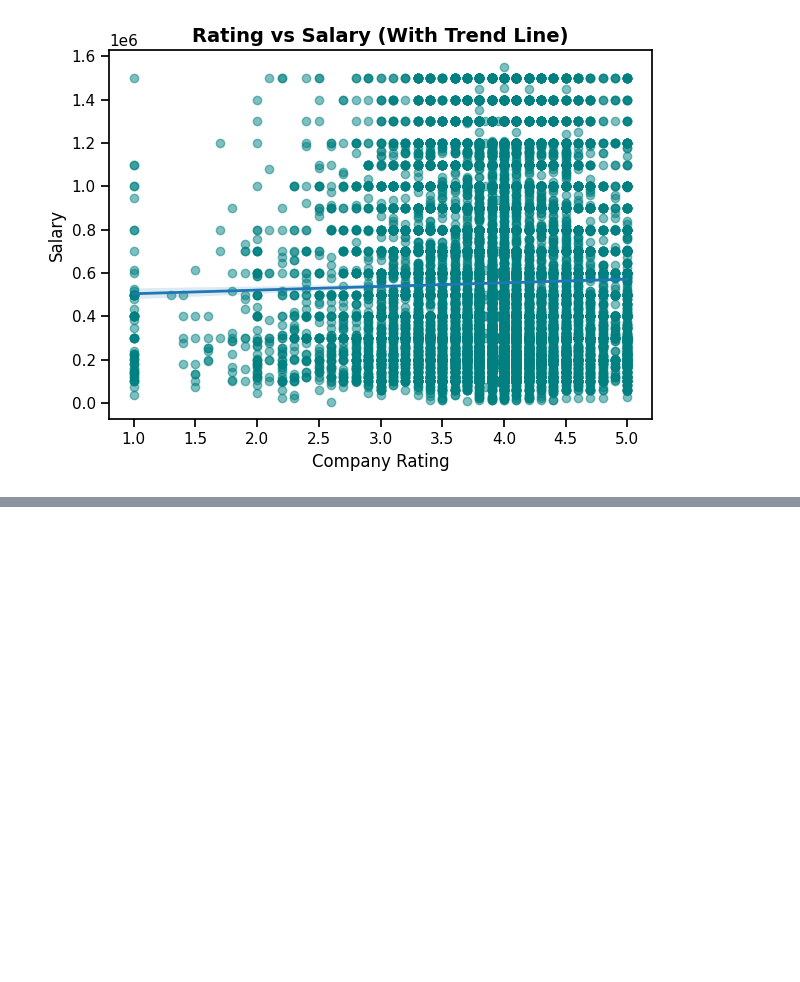
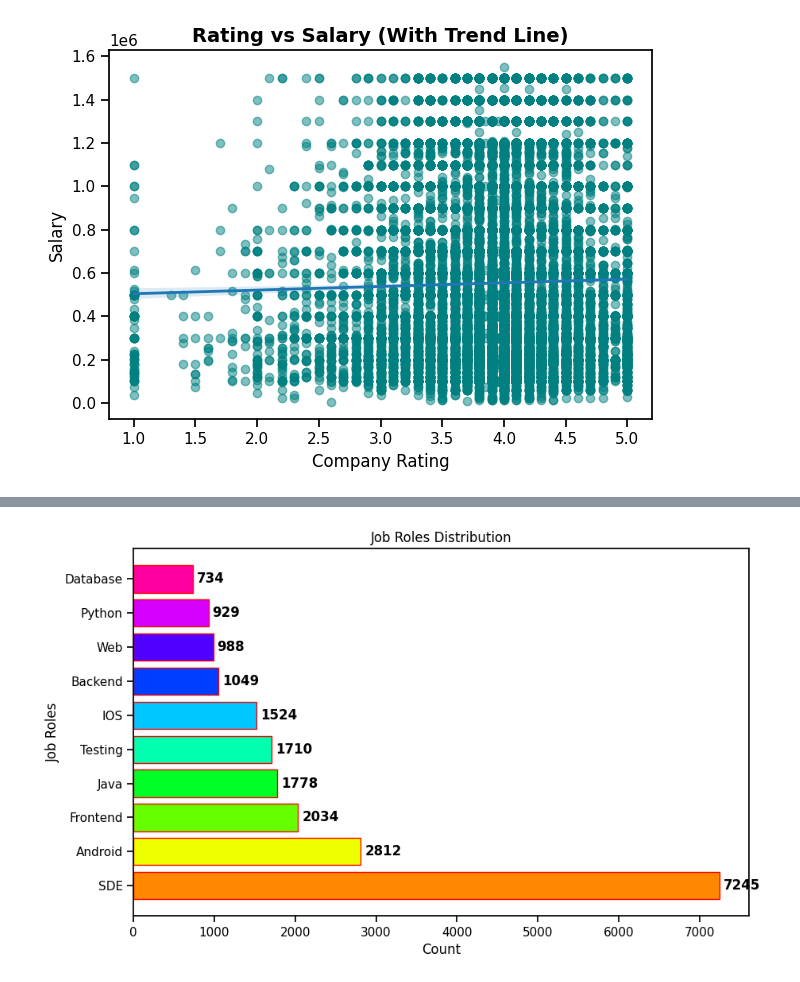
Before and after one commit to shsaniya04/Data-Analysis-with-Python, a Jupyter notebook: 17_DA_Salary_Project.ipynb, the cells around one changed output, grey strips where cells are left out. Cells and saved outputs as stored; diff of their text form; code cells hidden in the pictures; blank space fills up the shorter version.

```diff
--- a/17_DA_Salary_Project.ipynb
+++ b/17_DA_Salary_Project.ipynb
@@ -426,0 +485,33 @@ plt.show()
+# %%
+df_job_roles = df['JobRoles'].value_counts().head(10)
+# %%
+plt.figure(figsize=(10,6))
+
+# Gradient colors
+colors = sns.color_palette("hsv", n_colors=len(df_job_roles))
+
+# Horizontal Bar Chart
+plt.barh(
+    df_job_roles.index,
+    df_job_roles.values,
+    color=colors,
+    edgecolor='red'
+)
+
+# Add value labels
+for i, v in enumerate(df_job_roles.values):
+    plt.text(
+        x=v + 50,
+        y=i,
+        s=str(v),
+        va='center',
+        fontweight='bold'
+    )
+
+plt.xlabel("Count")
+plt.ylabel("Job Roles")
+plt.title("Job Roles Distribution")
+
+plt.show()
+# %% [output]
+[figure, added]
```
Also changed, not shown: parts of 9 cells of this notebook.
